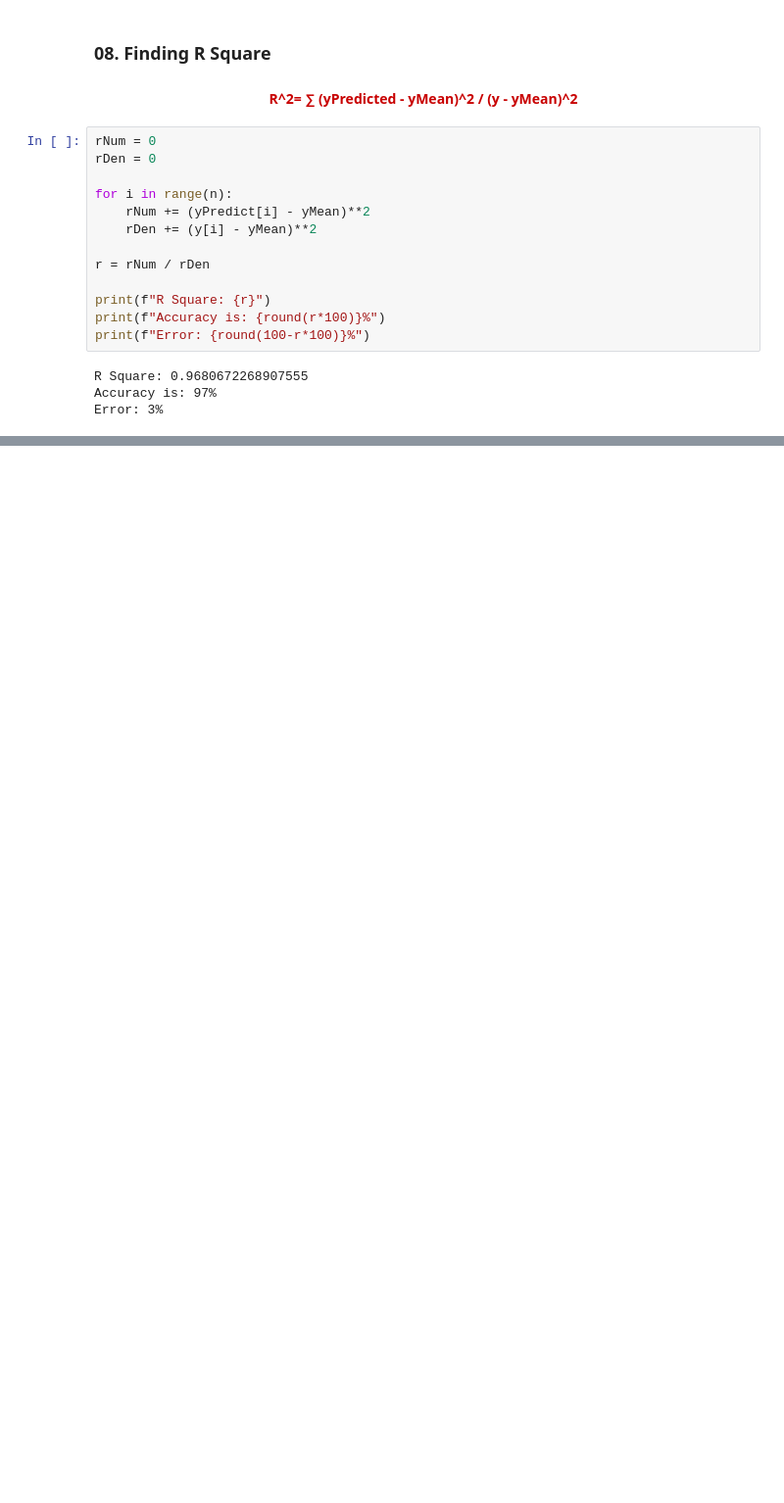
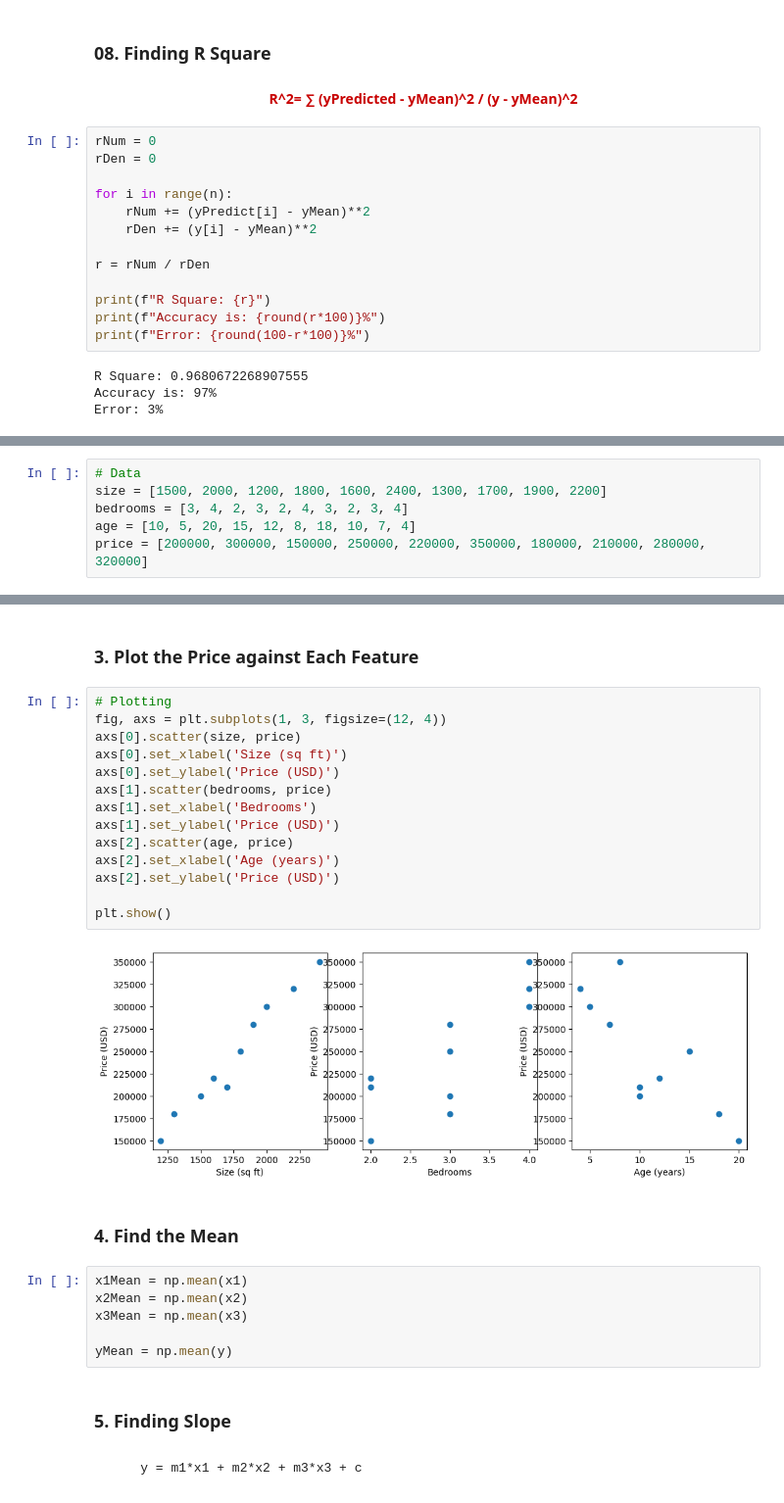
Before and after one commit to ZiaUrRehman-bit/Implementation-of-Machine-Learning-Algorithm, a Jupyter notebook: 02. Linear Regression/001.LRScratch.ipynb, the cells around one changed output, grey strips where cells are left out. Shown at 98% size. Cells and saved outputs as stored; diff of their text form; blank space fills up the shorter version.

```diff
--- a/02. Linear Regression/001.LRScratch.ipynb
+++ b/02. Linear Regression/001.LRScratch.ipynb
@@ -196,0 +231,6 @@ Error: 3%
+# %%
+# Data
+size = [1500, 2000, 1200, 1800, 1600, 2400, 1300, 1700, 1900, 2200]
+bedrooms = [3, 4, 2, 3, 2, 4, 3, 2, 3, 4]
+age = [10, 5, 20, 15, 12, 8, 18, 10, 7, 4]
+price = [200000, 300000, 150000, 250000, 220000, 350000, 180000, 210000, 280000, 320000]
@@ -196,0 +247,30 @@ Error: 3%
+# %% [markdown]
+### 3. Plot the Price against Each Feature
+# %%
+# Plotting
+fig, axs = plt.subplots(1, 3, figsize=(12, 4))
+axs[0].scatter(size, price)
+axs[0].set_xlabel('Size (sq ft)')
+axs[0].set_ylabel('Price (USD)')
+axs[1].scatter(bedrooms, price)
+axs[1].set_xlabel('Bedrooms')
+axs[1].set_ylabel('Price (USD)')
+axs[2].scatter(age, price)
+axs[2].set_xlabel('Age (years)')
+axs[2].set_ylabel('Price (USD)')
+
+plt.show()
+# %% [output]
+[figure, added]
+# %% [markdown]
+### 4. Find the Mean
+# %%
+x1Mean = np.mean(x1)
+x2Mean = np.mean(x2)
+x3Mean = np.mean(x3)
+
+yMean = np.mean(y)
+# %% [markdown]
+### 5. Finding Slope
+# %% [markdown]
+        y = m1*x1 + m2*x2 + m3*x3 + c
```
Also changed, not shown: parts of 25 cells of this notebook.
